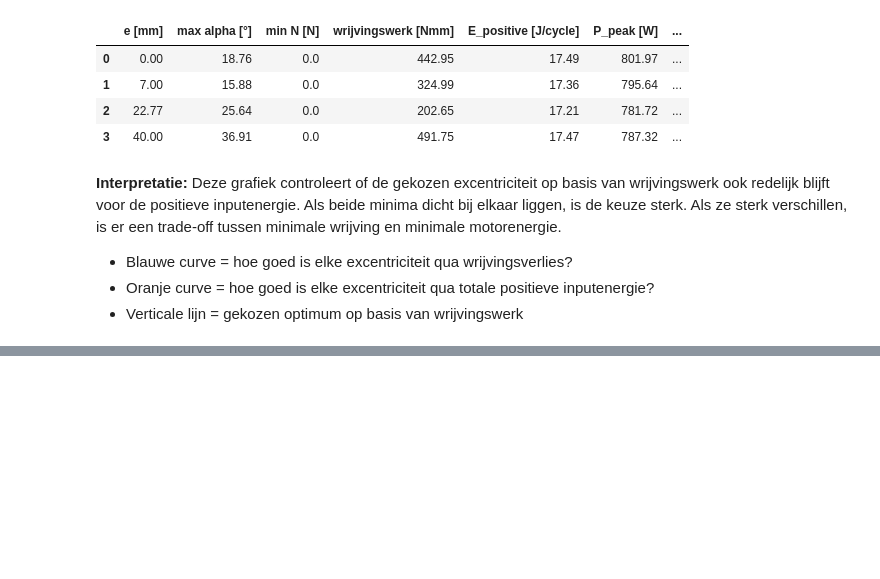
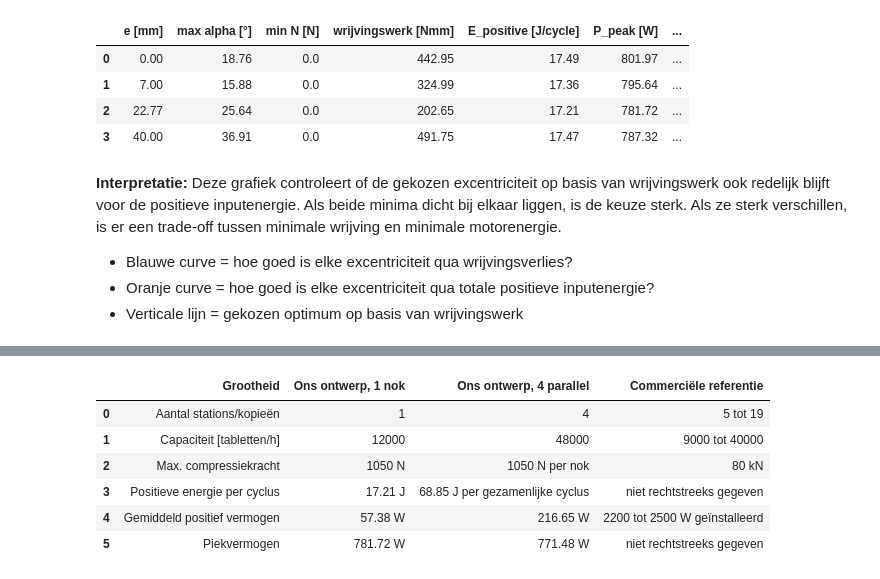
Before and after one commit to Vermizzi/Project_Bewegingen_TriVik, a Jupyter notebook: Finaal_nokken.ipynb, the cells around one changed output, grey strips where cells are left out. Saved outputs shown, nothing was run; the diff lists cells and outputs as text; code cells hidden in the pictures; blank space fills up the shorter version.

```diff
--- a/Finaal_nokken.ipynb
+++ b/Finaal_nokken.ipynb
@@ -2452,0 +2586,61 @@ display(eccentricity_check_table.round(2))
+# %%
+commercial_capacity_min = 9000     # PC/h, XYP-5
+commercial_capacity_max = 40000    # PC/h, XYP-19
+commercial_power_min = 2200        # W
+commercial_power_max = 2500        # W
+commercial_pressure = 80000        # N, 80 kN
+
+our_capacity_1 = throughput_1_cam
+our_capacity_4 = throughput_4_parallel
+
+# Vermogen uit parallel_results voor 4 kopieën, indien beschikbaar
+our_parallel_4 = parallel_results[parallel_results["aantal kopieën"] == 4].iloc[0]
+
+benchmark_table = pd.DataFrame([
+    {
+        "Grootheid": "Aantal stations/kopieën",
+        "Ons ontwerp, 1 nok": "1",
+        "Ons ontwerp, 4 parallel": "4",
+        "Commerciële referentie": "5 tot 19"
+    },
+    {
+        "Grootheid": "Capaciteit [tabletten/h]",
+        "Ons ontwerp, 1 nok": f"{our_capacity_1:.0f}",
+        "Ons ontwerp, 4 parallel": f"{our_capacity_4:.0f}",
+        "Commerciële referentie": "9000 tot 40000"
+    },
+    {
+        "Grootheid": "Max. compressiekracht",
+        "Ons ontwerp, 1 nok": f"{np.max(ext_load):.0f} N",
+        "Ons ontwerp, 4 parallel": f"{np.max(ext_load):.0f} N per nok",
+        "Commerciële referentie": "80 kN"
+    },
+    {
+        "Grootheid": "Positieve energie per cyclus",
+        "Ons ontwerp, 1 nok": f"{E_positive_final:.2f} J",
+        "Ons ontwerp, 4 parallel": f"{4 * E_positive_final:.2f} J per gezamenlijke cyclus",
+        "Commerciële referentie": "niet rechtstreeks gegeven"
+    },
+    {
+        "Grootheid": "Gemiddeld positief vermogen",
+        "Ons ontwerp, 1 nok": f"{P_avg_positive_final:.2f} W",
+        "Ons ontwerp, 4 parallel": f"{our_parallel_4['P_avg_positive [W]']:.2f} W",
+        "Commerciële referentie": "2200 tot 2500 W geïnstalleerd"
+    },
+    {
+        "Grootheid": "Piekvermogen",
+        "Ons ontwerp, 1 nok": f"{P_peak_final:.2f} W",
+        "Ons ontwerp, 4 parallel": f"{our_parallel_4['P_peak [W]']:.2f} W",
+        "Commerciële referentie": "niet rechtstreeks gegeven"
+    },
+])
+
+display(benchmark_table)
+# %% [output]
+|  | Grootheid | Ons ontwerp, 1 nok | Ons ontwerp, 4 parallel | Commerciële referentie |
+| 0 | Aantal stations/kopieën | 1 | 4 | 5 tot 19 |
+| 1 | Capaciteit [tabletten/h] | 12000 | 48000 | 9000 tot 40000 |
+| 2 | Max. compressiekracht | 1050 N | 1050 N per nok | 80 kN |
+| 3 | Positieve energie per cyclus | 17.21 J | 68.85 J per gezamenlijke cyclus | niet rechtstreeks gegeven |
+| 4 | Gemiddeld positief vermogen | 57.38 W | 216.65 W | 2200 tot 2500 W geïnstalleerd |
+| 5 | Piekvermogen | 781.72 W | 771.48 W | niet rechtstreeks gegeven |
```
Also changed, not shown: parts of 8 cells of this notebook.
